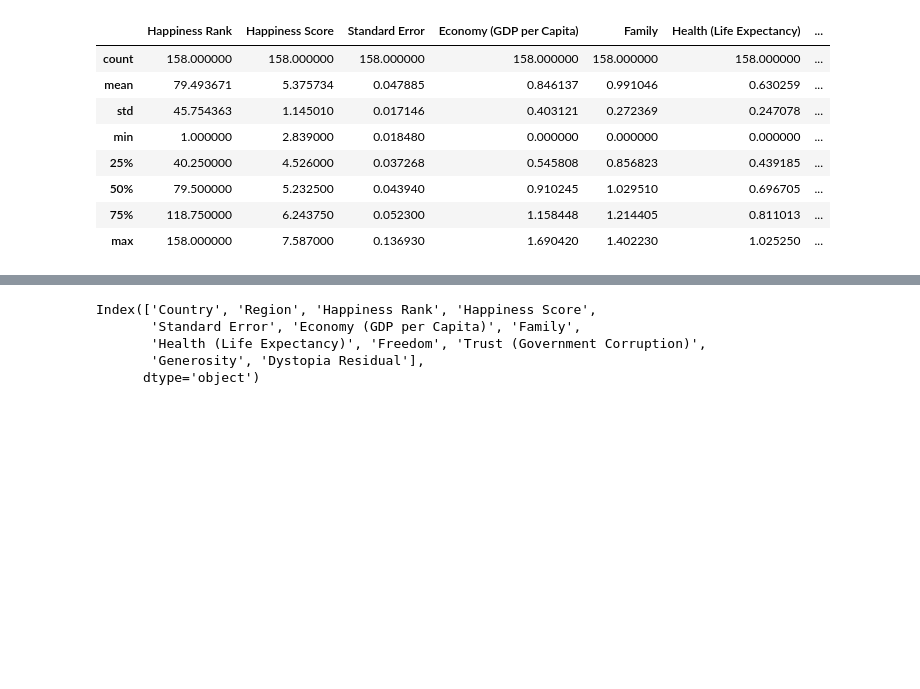
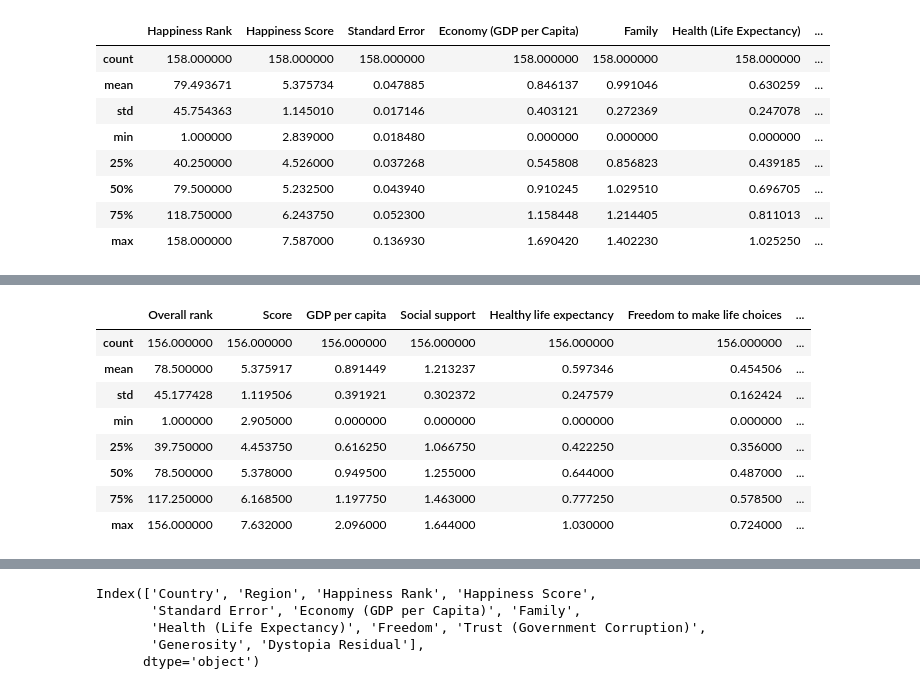
Before and after one commit to Abdullah-01/Usecase-2, a Jupyter notebook: EDA explain template.ipynb, the cells around one changed output, grey strips where cells are left out. Saved outputs shown, nothing was run; the diff lists cells and outputs as text; code cells hidden in the pictures; blank space fills up the shorter version.

```diff
--- a/EDA explain template.ipynb
+++ b/EDA explain template.ipynb
@@ -84,0 +281,12 @@ world_happines_df.describe() # from here i can see there is 10 columns with numr
+# %%
+world_happiness_2018_df.describe() # from here i can see there is 10 columns with numrical values and the stats of them
+# %% [output]
+|  | Overall rank | Score | GDP per capita | Social support | Healthy life expectancy | Freedom to make life choices | ... |
+| count | 156.000000 | 156.000000 | 156.000000 | 156.000000 | 156.000000 | 156.000000 | ... |
+| mean | 78.500000 | 5.375917 | 0.891449 | 1.213237 | 0.597346 | 0.454506 | ... |
+| std | 45.177428 | 1.119506 | 0.391921 | 0.302372 | 0.247579 | 0.162424 | ... |
+| min | 1.000000 | 2.905000 | 0.000000 | 0.000000 | 0.000000 | 0.000000 | ... |
+| 25% | 39.750000 | 4.453750 | 0.616250 | 1.066750 | 0.422250 | 0.356000 | ... |
+| 50% | 78.500000 | 5.378000 | 0.949500 | 1.255000 | 0.644000 | 0.487000 | ... |
+| 75% | 117.250000 | 6.168500 | 1.197750 | 1.463000 | 0.777250 | 0.578500 | ... |
+| max | 156.000000 | 7.632000 | 2.096000 | 1.644000 | 1.030000 | 0.724000 | ... |
```
Also changed, not shown: parts of 49 cells of this notebook.
